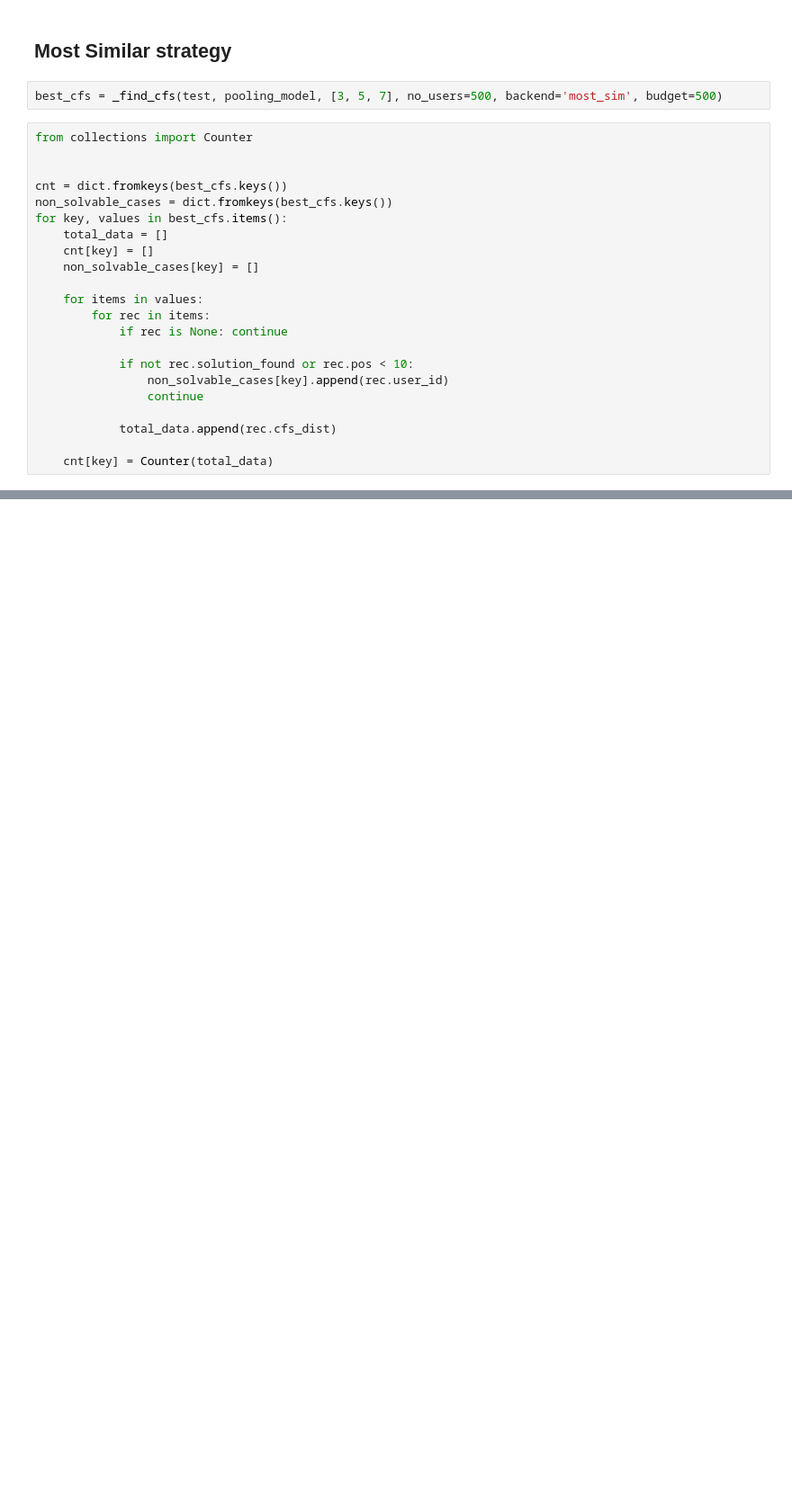
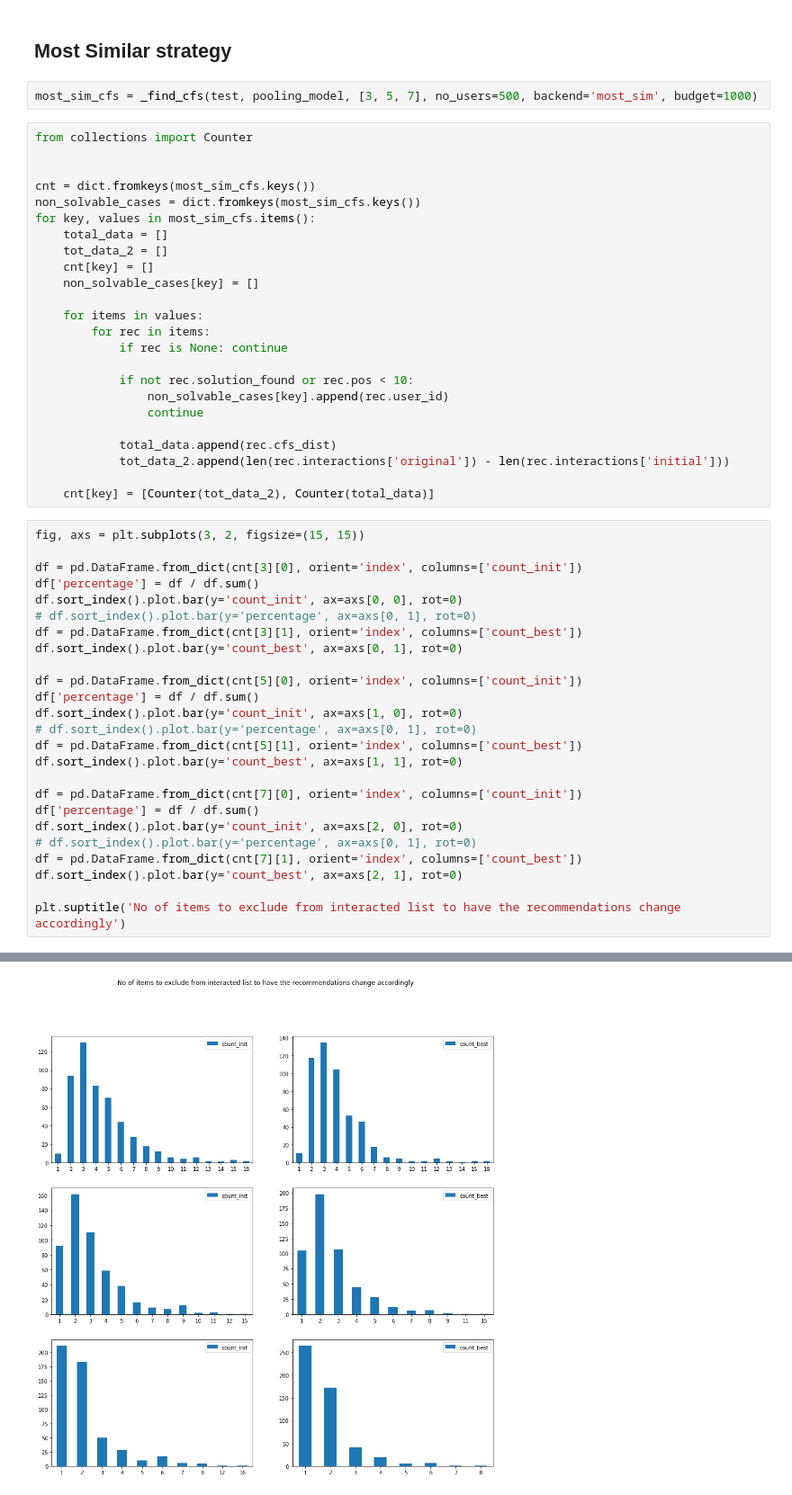
Before and after one commit to xuyou1999/CFExplainability, a Jupyter notebook: notebooks/budget_strategies.ipynb, the cells around one changed output, grey strips where cells are left out. Shown at 90% size. Cells and saved outputs as stored; diff of their text form; blank space fills up the shorter version.

Commit message:
updated plots

```diff
--- a/notebooks/budget_strategies.ipynb
+++ b/notebooks/budget_strategies.ipynb
@@ -343,15 +376,16 @@ Text(0.5, 0.98, 'Position of not achieved cases')
 # %% [markdown]
 ## **Most Similar** strategy
 # %%
-best_cfs = _find_cfs(test, pooling_model, [3, 5, 7], no_users=500, backend='most_sim', budget=500)
+most_sim_cfs = _find_cfs(test, pooling_model, [3, 5, 7], no_users=500, backend='most_sim', budget=1000)
 # %%
 from collections import Counter
 
 
-cnt = dict.fromkeys(best_cfs.keys())
-non_solvable_cases = dict.fromkeys(best_cfs.keys())
-for key, values in best_cfs.items():
+cnt = dict.fromkeys(most_sim_cfs.keys())
+non_solvable_cases = dict.fromkeys(most_sim_cfs.keys())
+for key, values in most_sim_cfs.items():
     total_data = []
+    tot_data_2 = []
     cnt[key] = []
     non_solvable_cases[key] = []
 
@@ -364,5 +398,32 @@ for key, values in best_cfs.items():
                 continue
 
             total_data.append(rec.cfs_dist)
+            tot_data_2.append(len(rec.interactions['original']) - len(rec.interactions['initial']))
 
-    cnt[key] = Counter(total_data)
+    cnt[key] = [Counter(tot_data_2), Counter(total_data)]
+# %%
+fig, axs = plt.subplots(3, 2, figsize=(15, 15))
+
+df = pd.DataFrame.from_dict(cnt[3][0], orient='index', columns=['count_init'])
+df['percentage'] = df / df.sum()
+df.sort_index().plot.bar(y='count_init', ax=axs[0, 0], rot=0)
+# df.sort_index().plot.bar(y='percentage', ax=axs[0, 1], rot=0)
+df = pd.DataFrame.from_dict(cnt[3][1], orient='index', columns=['count_best'])
+df.sort_index().plot.bar(y='count_best', ax=axs[0, 1], rot=0)
+
+df = pd.DataFrame.from_dict(cnt[5][0], orient='index', columns=['count_init'])
+df['percentage'] = df / df.sum()
+df.sort_index().plot.bar(y='count_init', ax=axs[1, 0], rot=0)
+# df.sort_index().plot.bar(y='percentage', ax=axs[0, 1], rot=0)
+df = pd.DataFrame.from_dict(cnt[5][1], orient='index', columns=['count_best'])
+df.sort_index().plot.bar(y='count_best', ax=axs[1, 1], rot=0)
+
+df = pd.DataFrame.from_dict(cnt[7][0], orient='index', columns=['count_init'])
+df['percentage'] = df / df.sum()
+df.sort_index().plot.bar(y='count_init', ax=axs[2, 0], rot=0)
+# df.sort_index().plot.bar(y='percentage', ax=axs[0, 1], rot=0)
+df = pd.DataFrame.from_dict(cnt[7][1], orient='index', columns=['count_best'])
+df.sort_index().plot.bar(y='count_best', ax=axs[2, 1], rot=0)
+
+plt.suptitle('No of items to exclude from interacted list to have the recommendations change accordingly')
+# %% [output]
@@ -368,0 +431 @@ for key, values in best_cfs.items():
+[figure, added]
```
Also changed, not shown: parts of 26 cells of this notebook.
